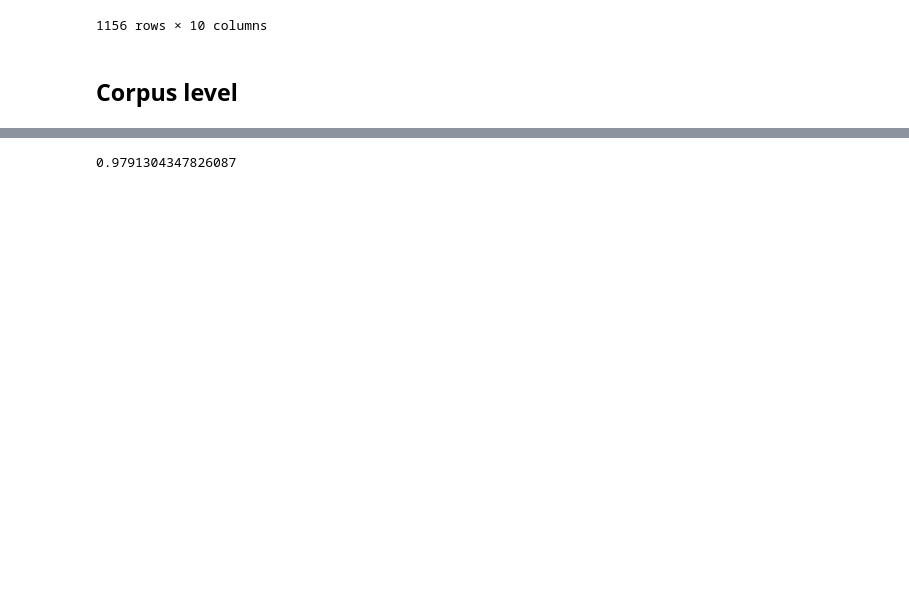
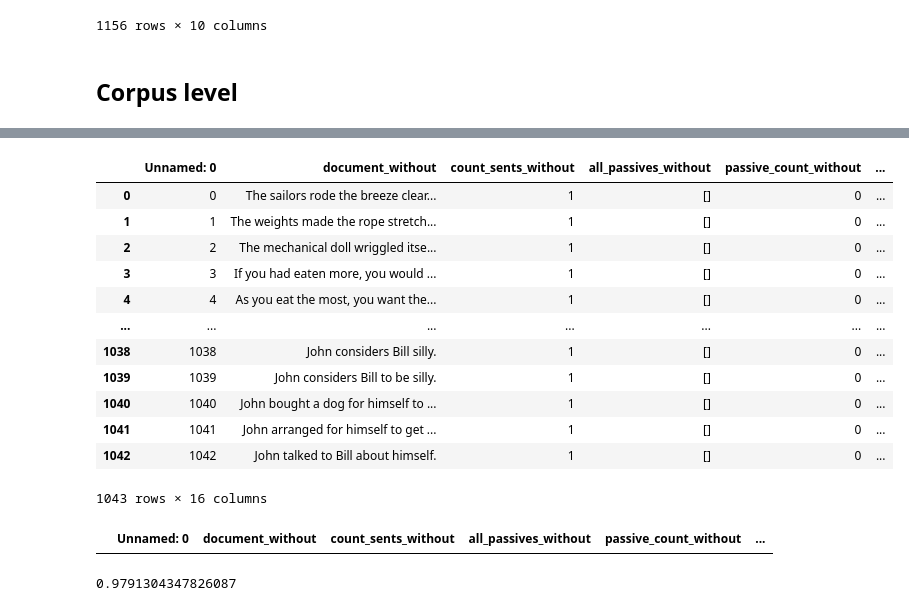
Before and after one commit to mitramir55/PassivePy, a Jupyter notebook: PassivePy notebook.ipynb, the cells around one changed output, grey strips where cells are left out. Saved outputs shown, nothing was run; the diff lists cells and outputs as text; code cells hidden in the pictures; blank space fills up the shorter version.

```diff
--- a/PassivePy notebook.ipynb
+++ b/PassivePy notebook.ipynb
@@ -100,0 +113,3 @@ df.head(1)
+# %%
+df = pd.read_csv('PassivePy\Data\crowd_source_dataset.csv')
+df.head(1)
@@ -152,0 +175,3 @@ Starting to find passives...
+# %%
+df_without = pd.read_csv(r"D:\Papers\Paper 3 - Recommender Systems\additional on passivepy\re_analysis_crowdsource.csv")
+df_without.head()
@@ -153,3 +185,24 @@ Starting to find passives...
+# %%
+df_merged = pd.merge(df_without, df_detected_c, on='uid', suffixes=('_without', '_with'))
+df_merged
+# %% [output]
+|  | Unnamed: 0 | document_without | count_sents_without | all_passives_without | passive_count_without | ... |
+| 0 | 0 | The sailors rode the breeze clear... | 1 | [] | 0 | ... |
+| 1 | 1 | The weights made the rope stretch... | 1 | [] | 0 | ... |
+| 2 | 2 | The mechanical doll wriggled itse... | 1 | [] | 0 | ... |
+| 3 | 3 | If you had eaten more, you would ... | 1 | [] | 0 | ... |
+| 4 | 4 | As you eat the most, you want the... | 1 | [] | 0 | ... |
+| ... | ... | ... | ... | ... | ... | ... |
+| 1038 | 1038 | John considers Bill silly. | 1 | [] | 0 | ... |
+| 1039 | 1039 | John considers Bill to be silly. | 1 | [] | 0 | ... |
+| 1040 | 1040 | John bought a dog for himself to ... | 1 | [] | 0 | ... |
+| 1041 | 1041 | John arranged for himself to get ... | 1 | [] | 0 | ... |
+| 1042 | 1042 | John talked to Bill about himself. | 1 | [] | 0 | ... |
+1043 rows × 16 columns
+# %%
+df_merged[df_merged['passive_count_without'] != df_merged['passive_count_with']]
+# %% [output]
+|  | Unnamed: 0 | document_without | count_sents_without | all_passives_without | passive_count_without | ... |
 # %%
 len(df_detected_c[df_detected_c['human_coding']==df_detected_c['binary']])/len(df_detected_c) # accuracy in this case
 # %% [output]
```
Also changed, not shown: parts of 12 cells of this notebook, 14 other files.
